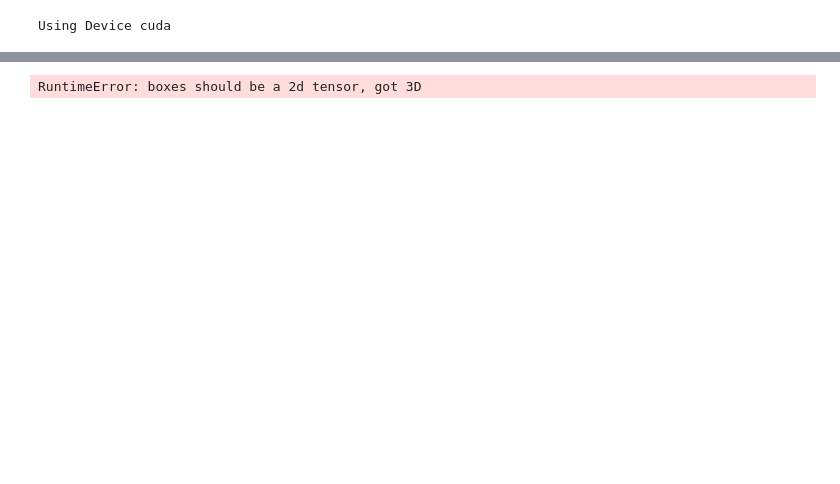
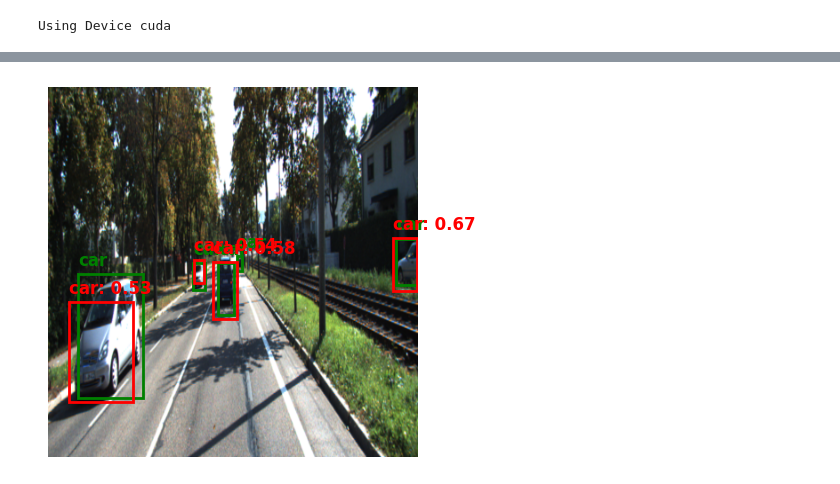
Before and after one commit to gkmocastro/rgbd-yolov2, a Jupyter notebook: test_nb.ipynb, the cells around one changed output, grey strips where cells are left out. Saved outputs shown, nothing was run; the diff lists cells and outputs as text; code cells hidden in the pictures; blank space fills up the shorter version.

Commit message:
results visualization

```diff
--- a/test_nb.ipynb
+++ b/test_nb.ipynb
@@ -109,28 +94,0 @@ bbox = bbox_nms[:,1:5].detach().numpy()
-# %%
-from PIL import Image, ImageDraw
-def draw_bounding_boxes(image, boxes):
-    """
-    Draws bounding boxes on an image and saves the output.
-
-    Parameters:
-    - image_path (str): Path to the input image.
-    - boxes (list of tuples): List of bounding boxes in (x_center, y_center, width, height) format.
-    - output_path (str): Path to save the output image with drawn bounding boxes.
-    """
-    # Open the image
-    draw = ImageDraw.Draw(image)
-
-    for box in boxes:
-        x_center, y_center, width, height = box
-
-        # Convert (x_center, y_center, width, height) to (left, top, right, bottom)
-        left = x_center - width / 2
-        top = y_center - height / 2
-        right = x_center + width / 2
-        bottom = y_center + height / 2
-
-        # Draw the bounding box with a red outline and specified thickness
-        draw.rectangle([left, top, right, bottom], outline="red", width=1)
-
-    # Save the output image
-    image.show()
@@ -139,4 +95,12 @@ draw_bounding_boxes(pil_image, bbox, )
-# %%
-calculate_map(model_2, test_dataloader=test_dataloader, nms_function=nms_fn, device=DEVICE)
-# %% [output]
-RuntimeError: boxes should be a 2d tensor, got 3D
+# %%
+# good indexes: 785, 512
+
+draw_bounding_boxes(index=785,
+                    model=model_2,
+                    dataset=test_dataset,
+                    GetBoxes_fn=GetBoxes_fn,
+                    nms_fn=nms_fn,
+                    class_names=["Cyclist", "Pedestrian", "car"],
+                    device=DEVICE)
+# %% [output]
+[figure, added]
```
Also changed, not shown: parts of 14 cells of this notebook, 2 other files.
